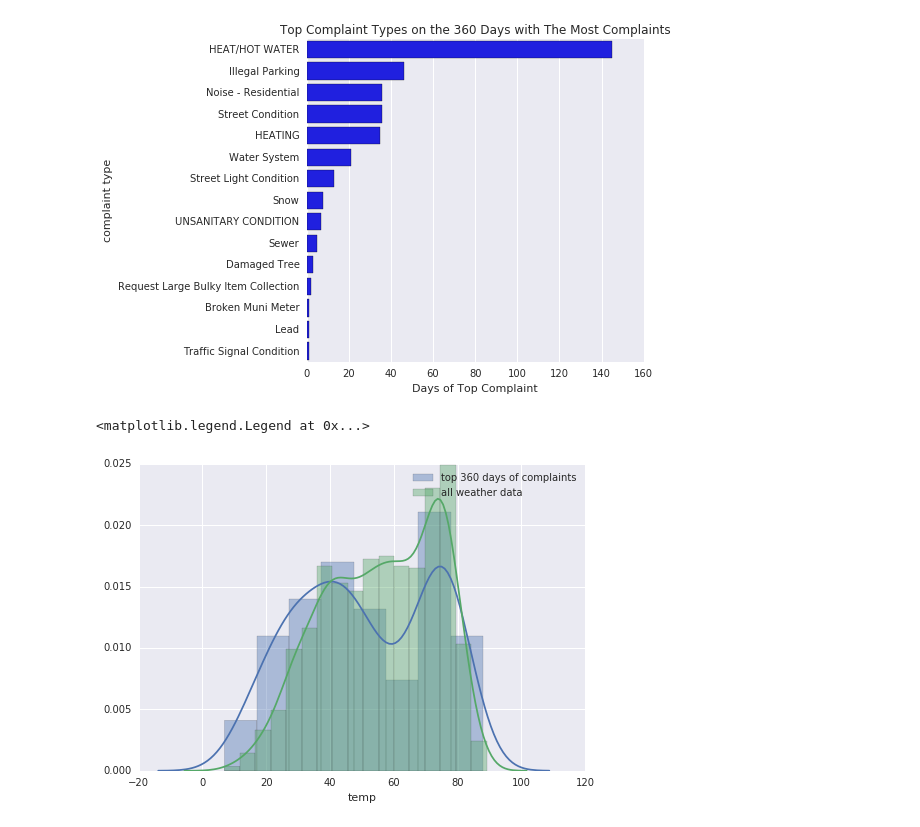
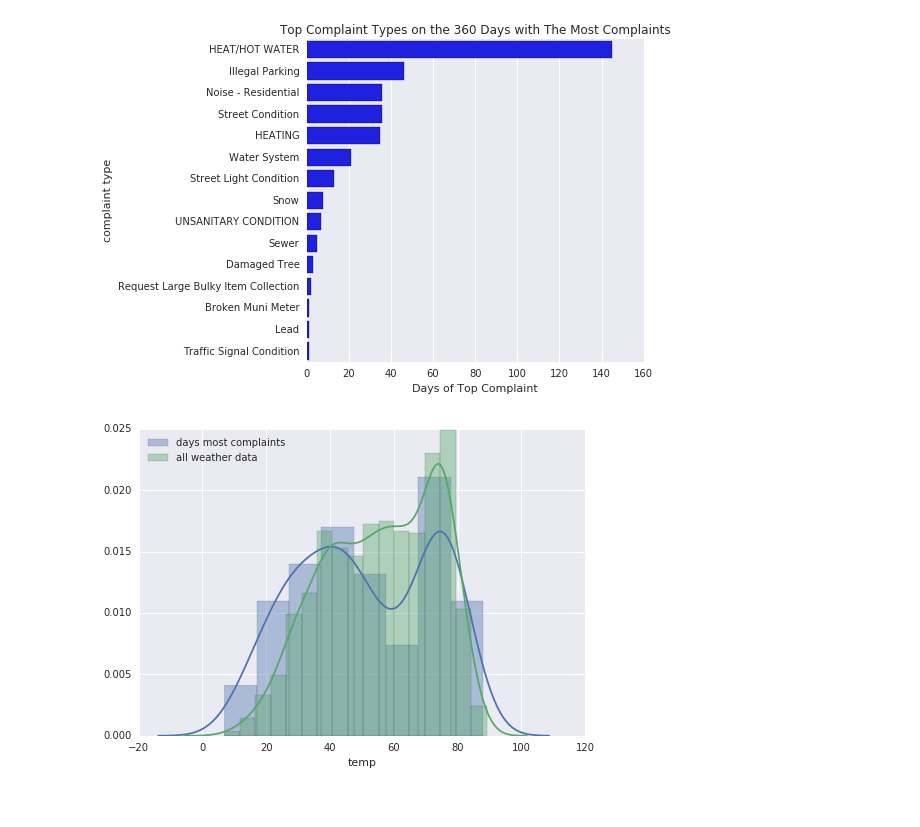
Before and after one commit to stephgline/open_data_challenge, a Jupyter notebook: weather_data_challenge.ipynb, the cells around one changed output. Saved outputs shown, nothing was run; the diff lists cells and outputs as text; code cells hidden in the pictures.

```diff
--- a/weather_data_challenge.ipynb
+++ b/weather_data_challenge.ipynb
@@ -297,9 +297,9 @@ plt.savefig('Top_complaints_days_most_volume.png')
 [figure]
 # %%
 
-g = sns.distplot(dftop['temp'], label = "top 360 days of complaints")
+g = sns.distplot(dftop['temp'], label = "days most complaints")
 g = sns.distplot(weather['temp'], label = "all weather data")
-g.legend()
+g.legend(loc='upper left')
+plt.savefig('Top_complaints_days_temp_dist_versus_all_data.png')
 # %% [output]
-<matplotlib.legend.Legend at 0x...>
-[figure, old version]
+[figure, new version]
```
